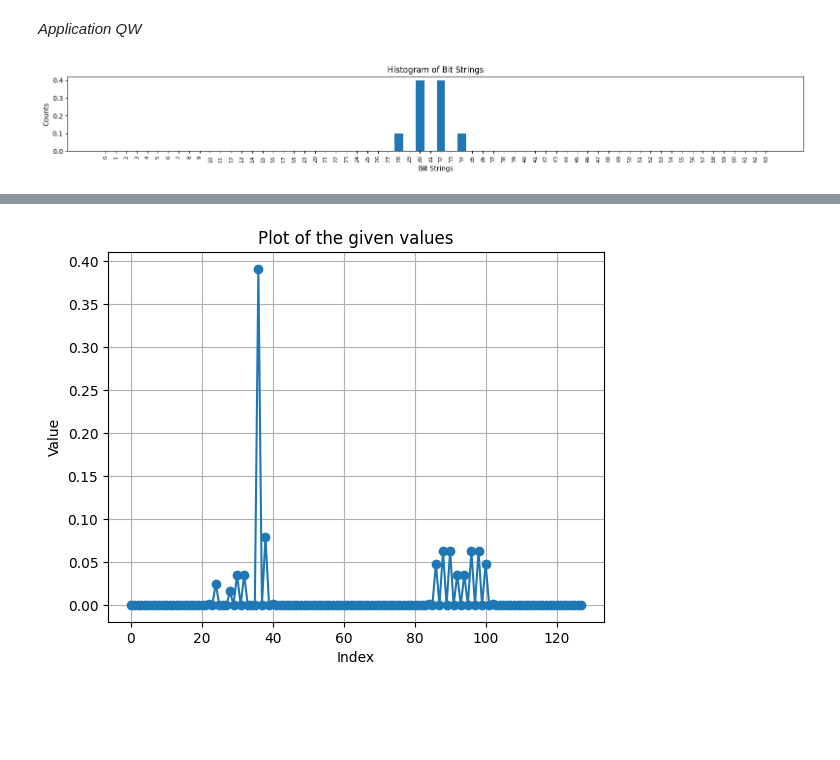
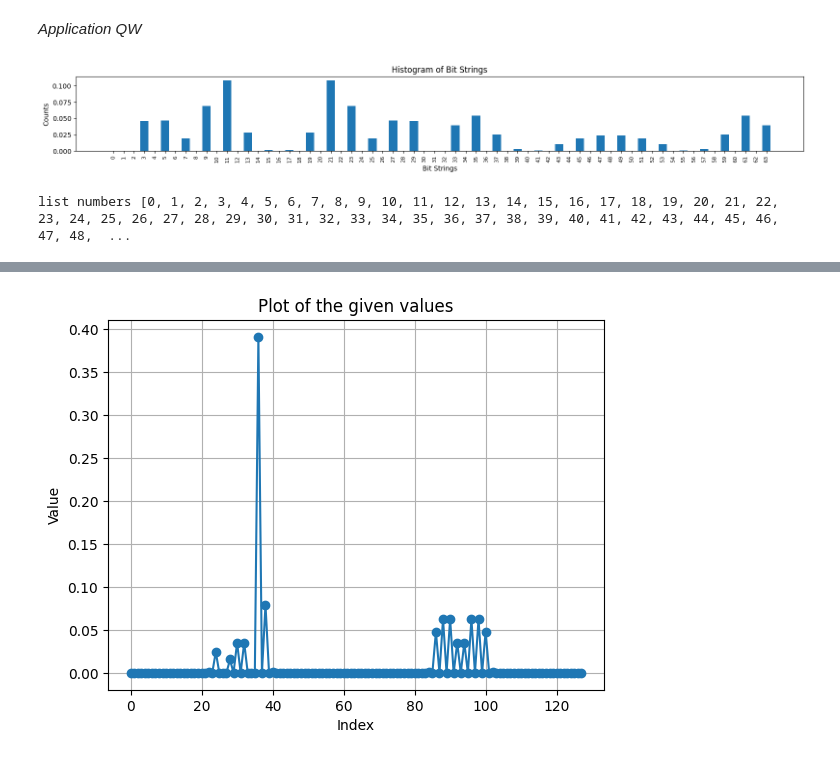
Before and after one commit to ljmantillasc/QuantumWalksResearch, a Jupyter notebook: quantumWalks.ipynb, the cells around one changed output, grey strips where cells are left out. Saved outputs shown, nothing was run; the diff lists cells and outputs as text; code cells hidden in the pictures; blank space fills up the shorter version.

Commit message:
test 001 quantum walks and images reconstruction

```diff
--- a/quantumWalks.ipynb
+++ b/quantumWalks.ipynb
@@ -910,14 +912,14 @@ def get_circuit_qw_steps_and_transformation(transformation, num_qubits=7, num_st
 
     return circuit
 # %%
-circuit = circuit_initialized_qw_steps(num_qubits=7, num_steps=10, angle = 3, bitString='100000')
+circuit = circuit_initialized_qw_steps(num_qubits=7, num_steps=40, angle = 2, bitString='110001')
 sampler = Sampler()
 job = sampler.run(circuits=[circuit], parameter_values=[[]], parameters=[[]])
 job_result = job.result()
 
 plot_states_quasi(job_result, qubit_num=6)
 # %% [output]
-[figure, old version]
+[figure, new version]
 # %%
 def get_quasi_dist_in_executions( sampler, execution_number=10, angles = [-2,2]):
 
@@ -988,4 +985,6 @@ numbers = generate_numbers(1, 10, 0.5)
 #sampler = Sampler()
 list_of_denominators = generate_numbers(-5, 5, 0.3)
 #print("list of denominators: ",list_of_denominators)
-list_quasi_probs = get_quasi_dist_in_executions(sampler, execution_number=21, angles=[2])
+list_quasi_probs = get_quasi_dist_in_executions(sampler, execution_number=30, angles=[1.7,2,-2])
+# %% [output]
+list numbers [0, 1, 2, 3, 4, 5, 6, 7, 8, 9, 10, 11, 12, 13, 14, 15, 16, 17, 18, 19, 20, 21, 22, 23, 24, 25, 26, 27, 28, 29, 30, 31, 32, 33, 34, 35, 36, 37, 38, 39, 40, 41, 42, 43, 44, 45, 46, 47, 48,  ...
```
Also changed, not shown: parts of 12 cells of this notebook.
